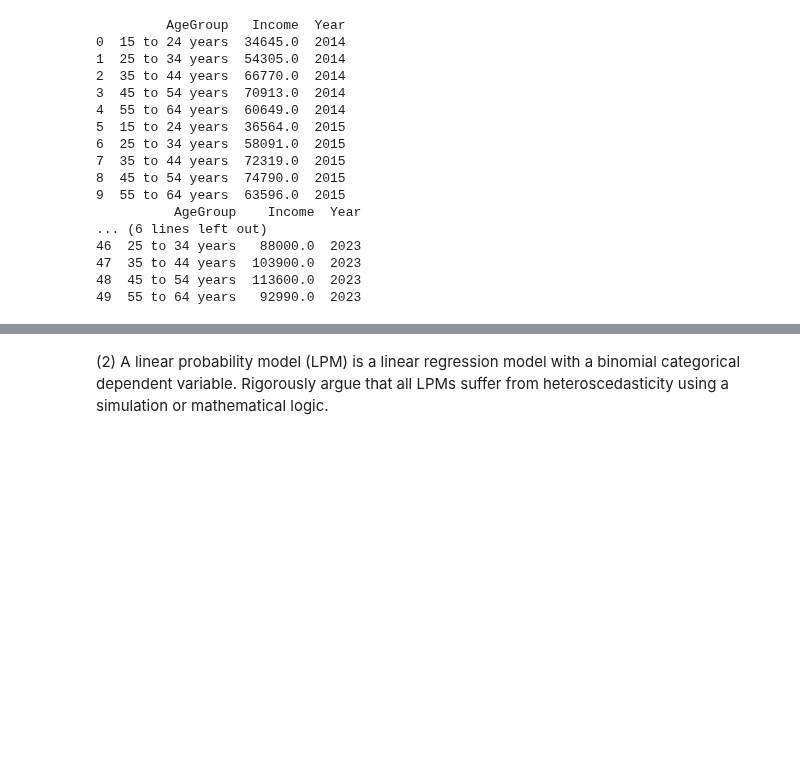
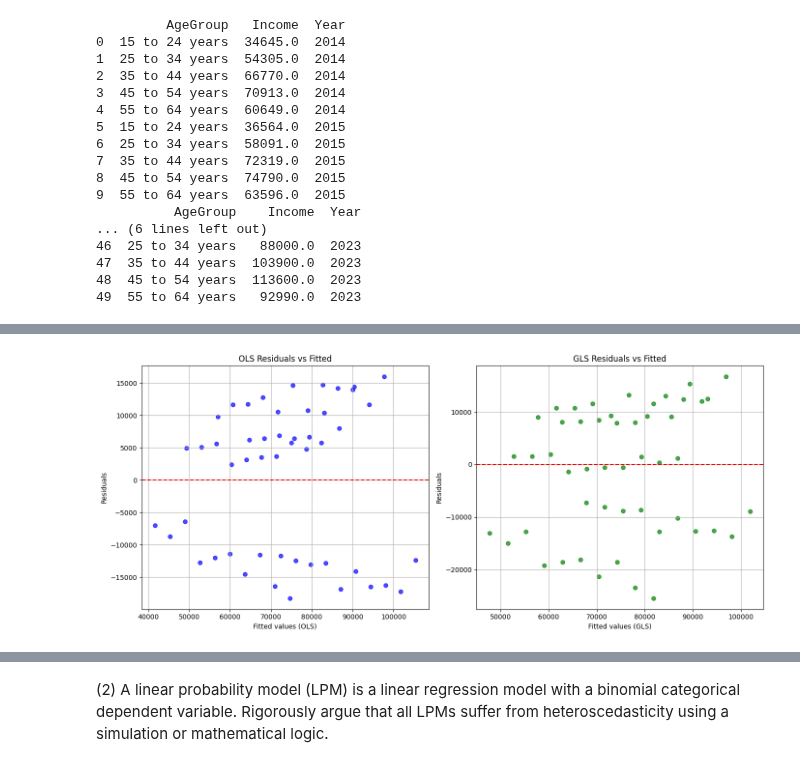
Before and after one commit to IanTaiAhn/econ6550, a Jupyter notebook: colab_assignments/Google_Colab_Assignment_5.ipynb, the cells around one changed output, grey strips where cells are left out. Cells and saved outputs as stored; diff of their text form; code cells hidden in the pictures; blank space fills up the shorter version.

```diff
--- a/colab_assignments/Google_Colab_Assignment_5.ipynb
+++ b/colab_assignments/Google_Colab_Assignment_5.ipynb
@@ -246,0 +174,7 @@ print(df_master.tail(10))
+# %%
+# Predict Income using AgeMid and Year
+X = sm.add_constant(df_master[["AgeMid", "Year"]])  # add intercept
+y = df_master["Income"]
+
+ols_model = sm.OLS(y, X).fit()
+print(ols_model.summary())
@@ -246,0 +199,6 @@ print(df_master.tail(10))
+# %%
+# Weight = 1 / AgeMid (simple approach)
+weights = 1 / df_master["AgeMid"]
+
+gls_model = GLS(y, X, sigma=weights).fit()
+print(gls_model.summary())
@@ -246,0 +223,36 @@ print(df_master.tail(10))
+# %%
+import matplotlib.pyplot as plt
+
+# Residuals
+ols_resid = ols_model.resid
+gls_resid = gls_model.resid
+
+# Fitted values
+ols_fitted = ols_model.fittedvalues
+gls_fitted = gls_model.fittedvalues
+
+# Plotting side by side
+plt.figure(figsize=(14,6))
+
+# OLS Residuals
+plt.subplot(1, 2, 1)
+plt.scatter(ols_fitted, ols_resid, color='blue', alpha=0.7)
+plt.axhline(0, color='red', linestyle='--')
+plt.xlabel('Fitted values (OLS)')
+plt.ylabel('Residuals')
+plt.title('OLS Residuals vs Fitted')
+plt.grid(True)
+
+# GLS Residuals
+plt.subplot(1, 2, 2)
+plt.scatter(gls_fitted, gls_resid, color='green', alpha=0.7)
+plt.axhline(0, color='red', linestyle='--')
+plt.xlabel('Fitted values (GLS)')
+plt.ylabel('Residuals')
+plt.title('GLS Residuals vs Fitted')
+plt.grid(True)
+
+plt.tight_layout()
+plt.show()
+# %% [output]
+[figure, added]
```
Also changed, not shown: parts of 14 cells of this notebook, 1 other file.
